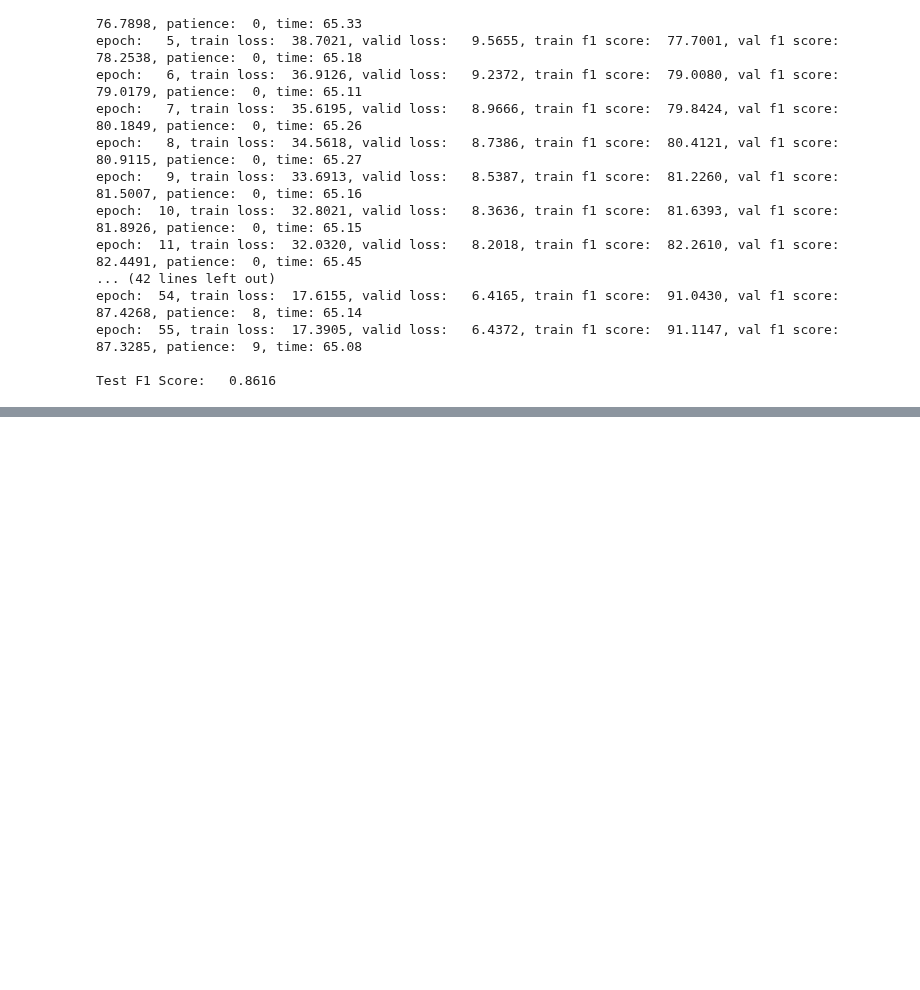
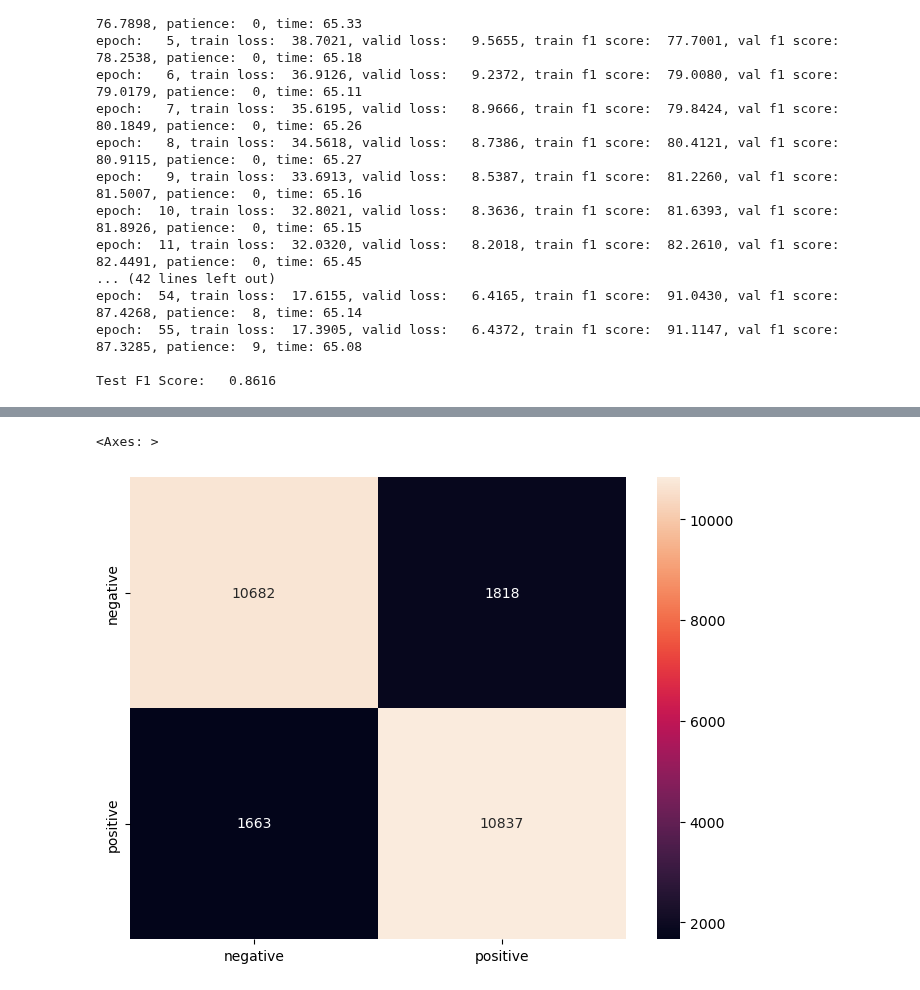
Before and after one commit to kal6868/study, a Jupyter notebook: XAI/Transformer_XAI.ipynb, the cells around one changed output, grey strips where cells are left out. Drawn from its saved outputs; the diff is of its cells as text; code cells hidden in the pictures; blank space fills up the shorter version.

```diff
--- a/XAI/Transformer_XAI.ipynb
+++ b/XAI/Transformer_XAI.ipynb
@@ -421,3 +421,8 @@ epoch:  54, train loss:  17.6155, valid loss:   6.4165, train f1 score:  91.0430
 epoch:  55, train loss:  17.3905, valid loss:   6.4372, train f1 score:  91.1147, val f1 score:  87.3285, patience:  9, time: 65.08
 
 Test F1 Score:   0.8616
+# %%
+dict_dataloader = pkl.load(open('/kaggle/input/transformer-xai-dataloader/dataloader/dataloader.pkl', 'rb'))
+_, _, _, _, test_x, test_y = dict_dataloader['data']
+del _
+gc.collect()
@@ -423,0 +454,28 @@ Test F1 Score:   0.8616
+# %%
+def inference(model, dataloader, device):
+    # get the device where the model is located in
+#     device = next(model.parameters()).device
+    y_true, y_pred= [], []
+    model.eval()
+    with torch.no_grad():
+        for x, y in dataloader:
+            y_true.extend(y.detach().cpu().tolist())
+            pred = model(x.to(device))
+            y_pred.extend(torch.argmax(pred, axis=1).detach().cpu().tolist())
+
+    return y_true, y_pred
+# %%
+# Set Dataloader
+test_dataset = TensorDataset(torch.from_numpy(test_x), torch.from_numpy(test_y.astype(np.int64)))
+test_dataloader = DataLoader(test_dataset, shuffle=False, batch_size=512)
+
+# Set Model
+model = Custom_tf_encoder(10000, 256, 2, 6)
+device = torch.device('cuda' if torch.cuda.is_available() else 'cpu')
+model.load_state_dict(torch.load('/kaggle/input/transformer-xai-train/ckpt/ft_transformer_encoder.pt'))
+model = nn.DataParallel(model).to(device)
+# %%
+st_time = time.time()
+y_true, y_pred = inference(model, test_dataloader, device)
+time_elasped = time.time() - st_time
+print(f'Elasped Time is {time_elasped//60}min, {round(time_elasped%60, 2)}sec')
@@ -423,0 +498,8 @@ Test F1 Score:   0.8616
+# %%
+conf_matrix = confusion_matrix(y_true, y_pred)
+plt.figure(figsize = (8, 6))
+labels = ['negative', 'positive']
+sns.heatmap(conf_matrix, fmt='d', annot=True, xticklabels=labels, yticklabels=labels)
+# %% [output]
+<Axes: >
+[figure, added]
```
Also changed, not shown: parts of 4 cells of this notebook.
